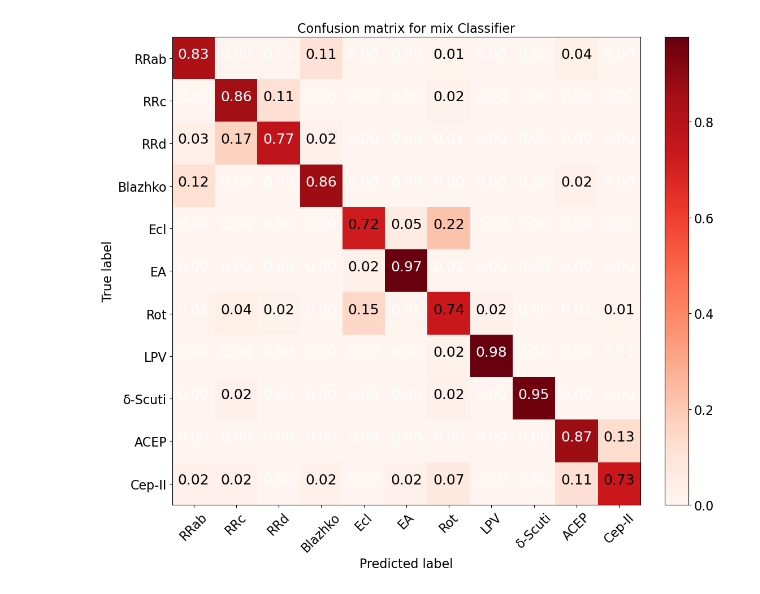
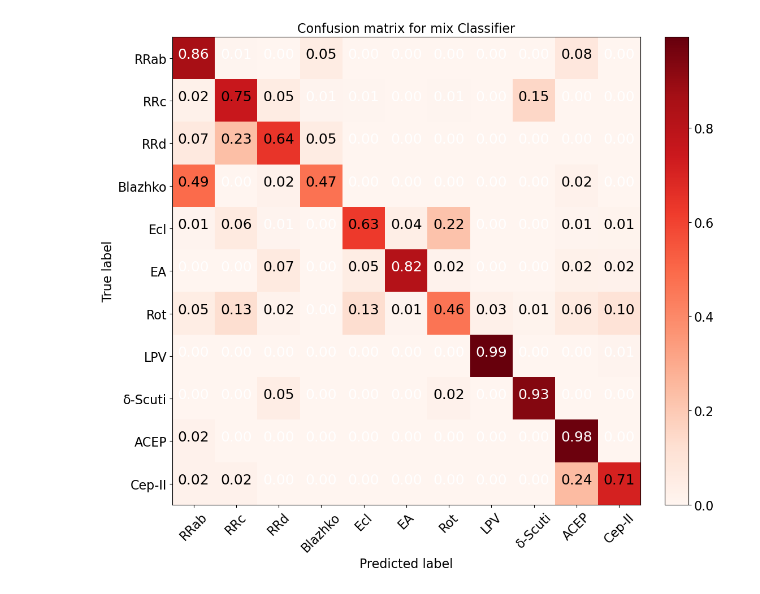
Before and after one commit to 52Hzihan/mixnn4vs, a Jupyter notebook: mixnn_tune.ipynb, the cells around one changed output. Drawn from its saved outputs; the diff is of its cells as text; code cells hidden in the pictures.

```diff
--- a/mixnn_tune.ipynb
+++ b/mixnn_tune.ipynb
@@ -52,0 +67,26 @@ To enable them in other operations, rebuild TensorFlow with the appropriate comp
+# %%
+from math import isnan
+def remove_error_data(X_image, X_map, X_feature, X_sequence, Y):
+    result_image = []
+    result_map = []
+    result_feature = []
+    result_sequence = []
+    result_Y = []
+    error_count = 0
+    for i, map in enumerate(X_map):
+        if isnan(np.sum(map[:,:,1])):
+            error_count += 1
+        else:
+            result_image.append(X_image[i])
+            result_map.append(X_map[i])
+            result_feature.append(X_feature[i])
+            result_sequence.append(X_sequence[i])
+            result_Y.append(Y[i])
+    print('error count:%d'%error_count)
+    return np.array(result_image),np.array(result_map),np.array(result_feature),np.array(result_sequence),np.array(result_Y)
+X_image_train, X_image_with_uncertainty_train, X_feature_train, X_sequence_train_trimed, Y_train = \
+remove_error_data(X_image_train, X_image_with_uncertainty_train, X_feature_train, X_sequence_train_trimed, Y_train)
+X_image_val, X_image_with_uncertainty_val, X_feature_val, X_sequence_val_trimed, Y_val = \
+remove_error_data(X_image_val, X_image_with_uncertainty_val, X_feature_val, X_sequence_val_trimed, Y_val)
+X_image_test, X_image_with_uncertainty_test, X_feature_test, X_sequence_test_trimed, Y_test = \
+remove_error_data(X_image_test, X_image_with_uncertainty_test, X_feature_test, X_sequence_test_trimed, Y_test)
@@ -159,4 +246,6 @@ INFO:tensorflow:Assets written to: models/xnn_with_feature_test3/model_3/assets
 # %%
-loaded_model = keras.models.load_model('models/xnn_with_feature_test3/model_6', compile=False)
+loaded_model = keras.models.load_model('models/xnn_with_feature_test/model_5', compile=False)
 loaded_model.save_weights('models/tmp_weights/rnn_weights_min_loss.h5')
+loaded_model = keras.models.load_model('models/xnn_with_feature_test/model_2', compile=False)
+loaded_model.save_weights('models/tmp_weights/rnn_weights_best_acc.h5')
 # %% [output]
@@ -180,5 +269,5 @@ loaded_model.save_weights('models/tmp_weights/rnn_weights_min_loss.h5')
 # %%
-loaded_model = keras.models.load_model('models/xnn_with_feature_test3/model_25', compile=False)
+loaded_model = keras.models.load_model('models/xnn_with_feature_test/model_45', compile=False)
 from sklearn.metrics import confusion_matrix, ConfusionMatrixDisplay
 import matplotlib.pyplot as plt
 from util import generate_batch
@@ -242 +315 @@ plotting = cm_plot(cm, classes_types=classes, classifier_model='mix Classifier',
-[figure, old version]
+[figure, new version]
```
Also changed, not shown: parts of 9 cells of this notebook, 4 other files.
